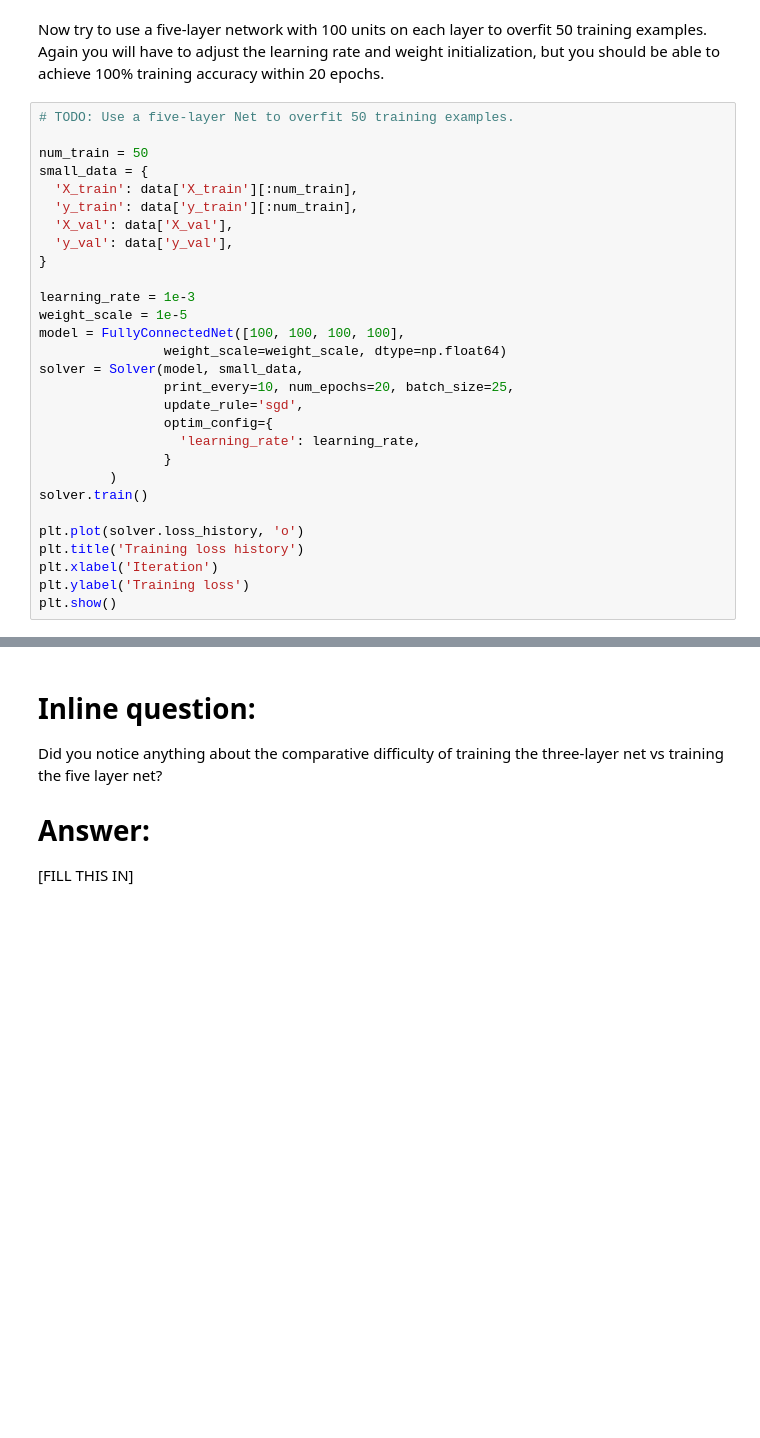
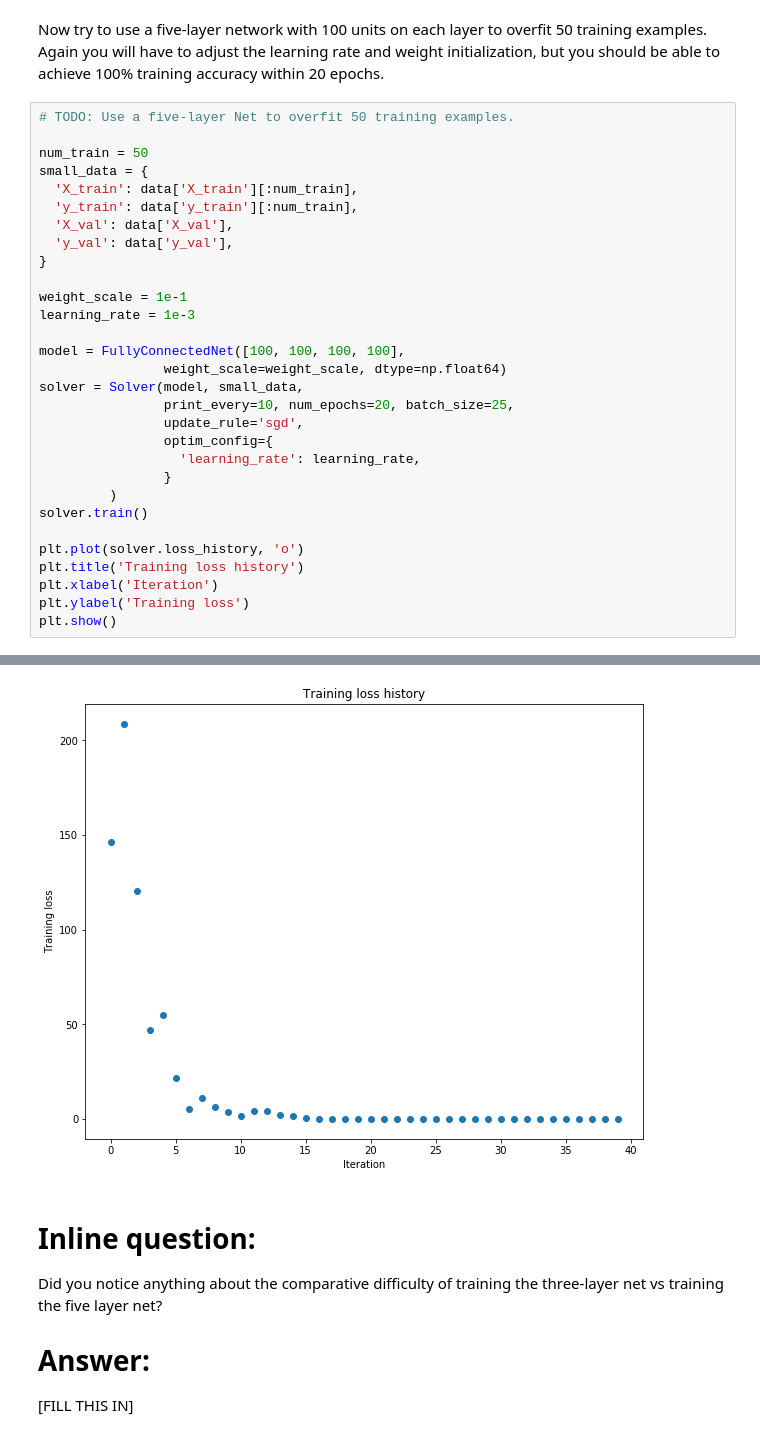
Before and after one commit to ozeron/cs231, a Jupyter notebook: assignment2/FullyConnectedNets.ipynb, the cells around one changed output, grey strips where cells are left out. Cells and saved outputs as stored; diff of their text form; blank space fills up the shorter version.

```diff
--- a/assignment2/FullyConnectedNets.ipynb
+++ b/assignment2/FullyConnectedNets.ipynb
@@ -428,8 +488,9 @@ small_data = {
   'y_val': data['y_val'],
 }
 
+weight_scale = 1e-1
 learning_rate = 1e-3
-weight_scale = 1e-5
+
 model = FullyConnectedNet([100, 100, 100, 100],
                 weight_scale=weight_scale, dtype=np.float64)
 solver = Solver(model, small_data,
@@ -446,3 +507,4 @@ plt.title('Training loss history')
 plt.xlabel('Iteration')
 plt.ylabel('Training loss')
 plt.show()
+# %% [output]
@@ -449,3 +528,4 @@ plt.show()
+[figure, added]
 # %% [markdown]
 # Inline question:
 Did you notice anything about the comparative difficulty of training the three-layer net vs training the five layer net?
```
Also changed, not shown: parts of 17 cells of this notebook, 2 other files.
